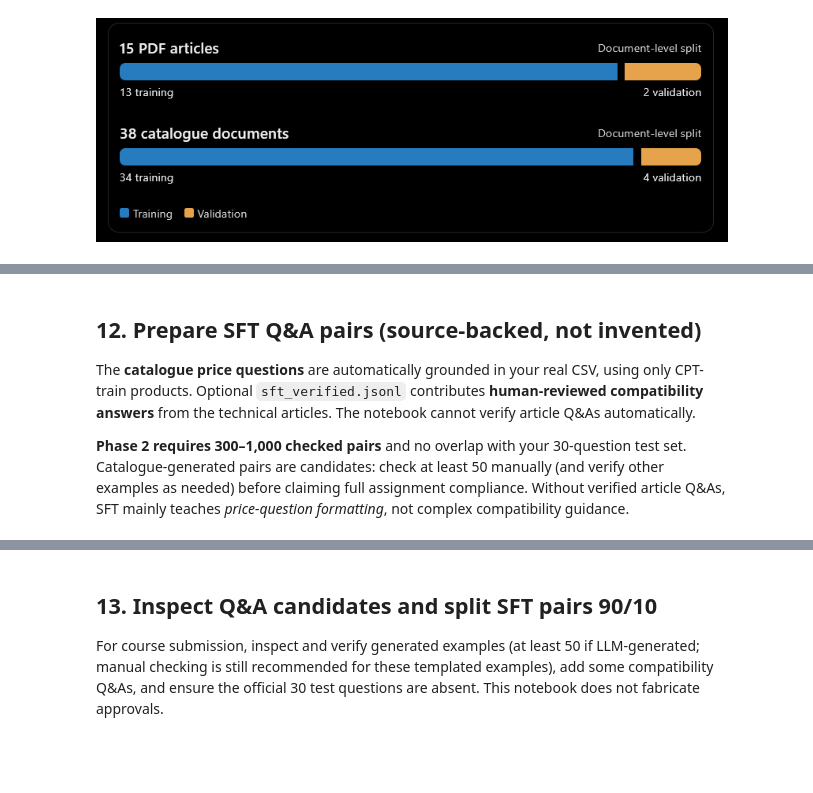
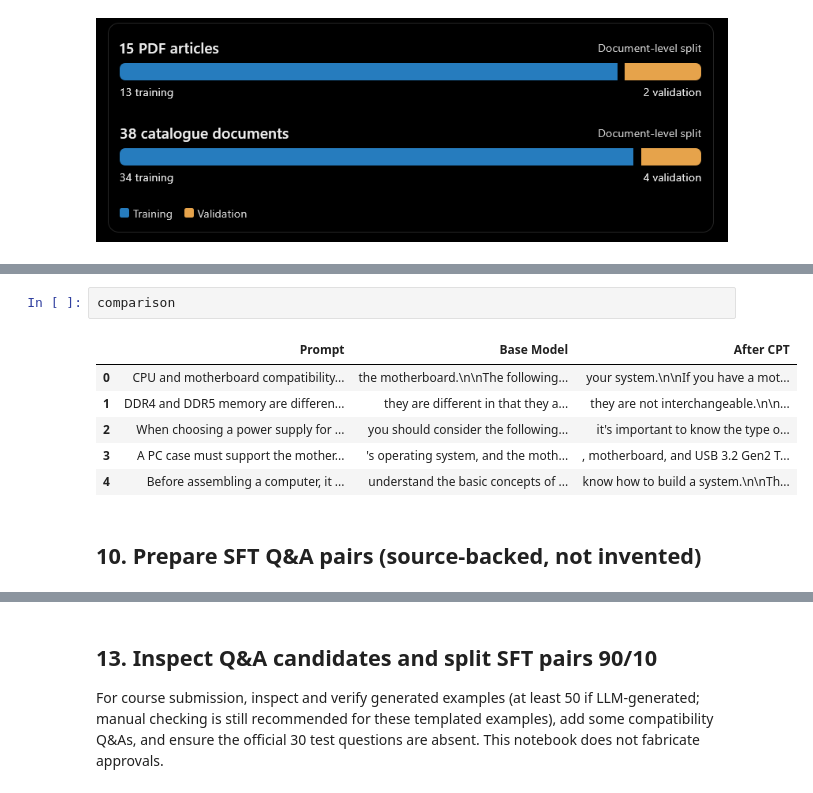
Before and after one commit to Sulieman25/Jordanian-PC-Builder---DS493, a Jupyter notebook: PC-Builder.ipynb, the cells around one changed output, grey strips where cells are left out. Drawn from its saved outputs; the diff is of its cells as text; blank space fills up the shorter version.

```diff
--- a/PC-Builder.ipynb
+++ b/PC-Builder.ipynb
@@ -956,7 +814,13 @@ CPT perplexity: 13.748
 [figure]
+# %%
+comparison
+# %% [output]
+|  | Prompt | Base Model | After CPT |
+| 0 | CPU and motherboard compatibility... | the motherboard.\n\nThe following... | your system.\n\nIf you have a mot... |
+| 1 | DDR4 and DDR5 memory are differen... | they are different in that they a... | they are not interchangeable.\n\n... |
+| 2 | When choosing a power supply for ... | you should consider the following... | it's important to know the type o... |
+| 3 | A PC case must support the mother... | 's operating system, and the moth... | , motherboard, and USB 3.2 Gen2 T... |
+| 4 | Before assembling a computer, it ... | understand the basic concepts of ... | know how to build a system.\n\nTh... |
 # %% [markdown]
-## 12. Prepare SFT Q&A pairs (source-backed, not invented)
-The **catalogue price questions** are automatically grounded in your real CSV, using only CPT-train products. Optional `sft_verified.jsonl` contributes **human-reviewed compatibility answers** from the technical articles. The notebook cannot verify article Q&As automatically.
-
-**Phase 2 requires 300–1,000 checked pairs** and no overlap with your 30-question test set. Catalogue-generated pairs are candidates: check at least 50 manually (and verify other examples as needed) before claiming full assignment compliance. Without verified article Q&As, SFT mainly teaches *price-question formatting*, not complex compatibility guidance.
+## 10. Prepare SFT Q&A pairs (source-backed, not invented)
 # %%
```
Also changed, not shown: parts of 46 cells of this notebook.
